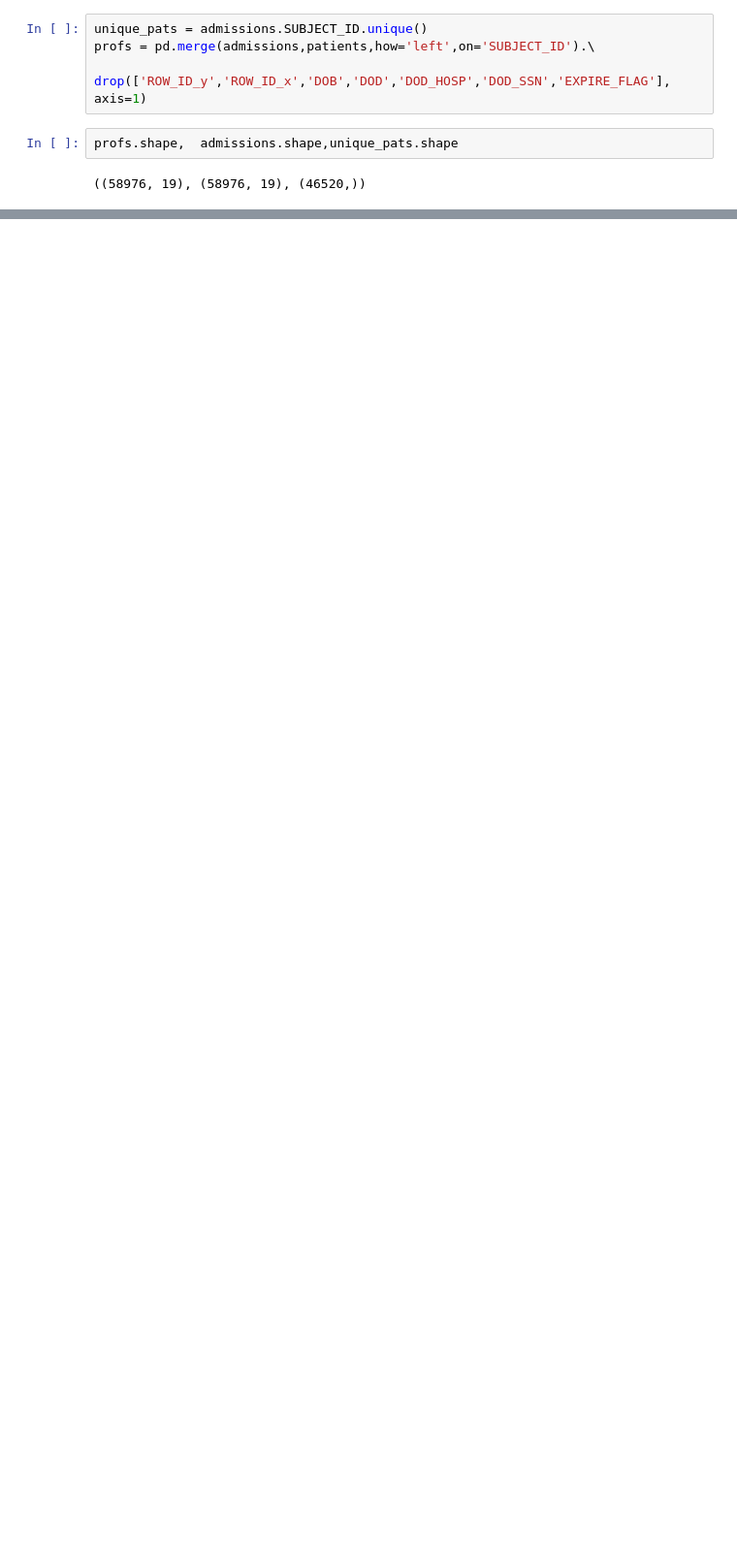
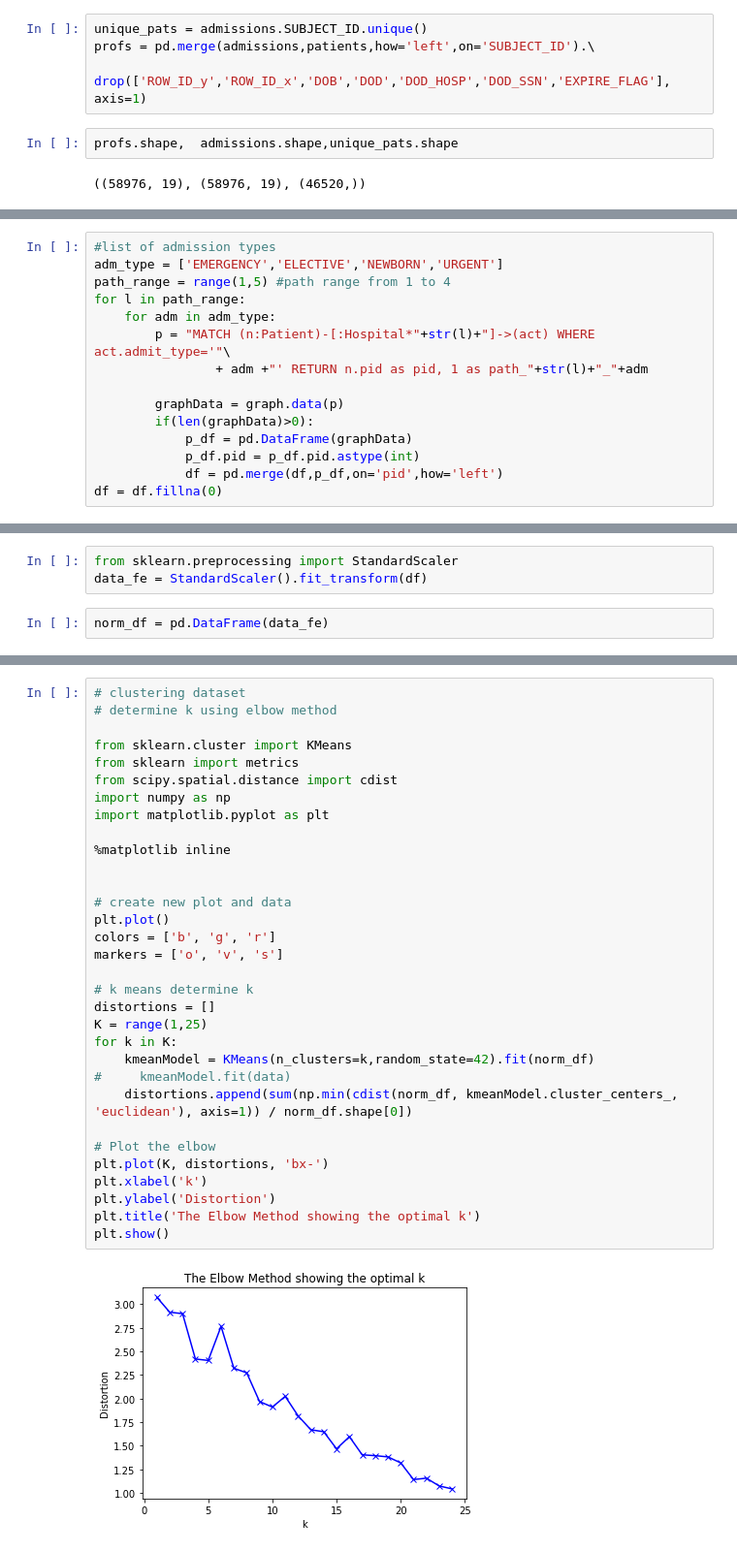
Before and after one commit to Xueping/graphDB, a Jupyter notebook: py2neo creates patient journey.ipynb, the cells around one changed output, grey strips where cells are left out. Shown at 97% size. Saved outputs shown, nothing was run; the diff lists cells and outputs as text; blank space fills up the shorter version.

Commit message:
modified patient journey based on Graph analysis

```diff
--- a/py2neo creates patient journey.ipynb
+++ b/py2neo creates patient journey.ipynb
@@ -84,0 +87,15 @@ Object
+# %%
+#list of admission types
+adm_type = ['EMERGENCY','ELECTIVE','NEWBORN','URGENT']
+path_range = range(1,5) #path range from 1 to 4
+for l in path_range:
+    for adm in adm_type:
+        p = "MATCH (n:Patient)-[:Hospital*"+str(l)+"]->(act) WHERE act.admit_type='"\
+                + adm +"' RETURN n.pid as pid, 1 as path_"+str(l)+"_"+adm
+
+        graphData = graph.data(p)
+        if(len(graphData)>0):
+            p_df = pd.DataFrame(graphData)
+            p_df.pid = p_df.pid.astype(int)
+            df = pd.merge(df,p_df,on='pid',how='left')
+df = df.fillna(0)
@@ -84,0 +140,5 @@ Object
+# %%
+from sklearn.preprocessing import StandardScaler
+data_fe = StandardScaler().fit_transform(df)
+# %%
+norm_df = pd.DataFrame(data_fe)
@@ -84,0 +147,34 @@ Object
+# %%
+# clustering dataset
+# determine k using elbow method
+
+from sklearn.cluster import KMeans
+from sklearn import metrics
+from scipy.spatial.distance import cdist
+import numpy as np
+import matplotlib.pyplot as plt
+
+%matplotlib inline
+
+
+# create new plot and data
+plt.plot()
+colors = ['b', 'g', 'r']
+markers = ['o', 'v', 's']
+
+# k means determine k
+distortions = []
+K = range(1,25)
+for k in K:
+    kmeanModel = KMeans(n_clusters=k,random_state=42).fit(norm_df)
+#     kmeanModel.fit(data)
+    distortions.append(sum(np.min(cdist(norm_df, kmeanModel.cluster_centers_, 'euclidean'), axis=1)) / norm_df.shape[0])
+
+# Plot the elbow
+plt.plot(K, distortions, 'bx-')
+plt.xlabel('k')
+plt.ylabel('Distortion')
+plt.title('The Elbow Method showing the optimal k')
+plt.show()
+# %% [output]
+[figure, added]
```
Also changed, not shown: parts of 31 cells of this notebook, 7 other files.
